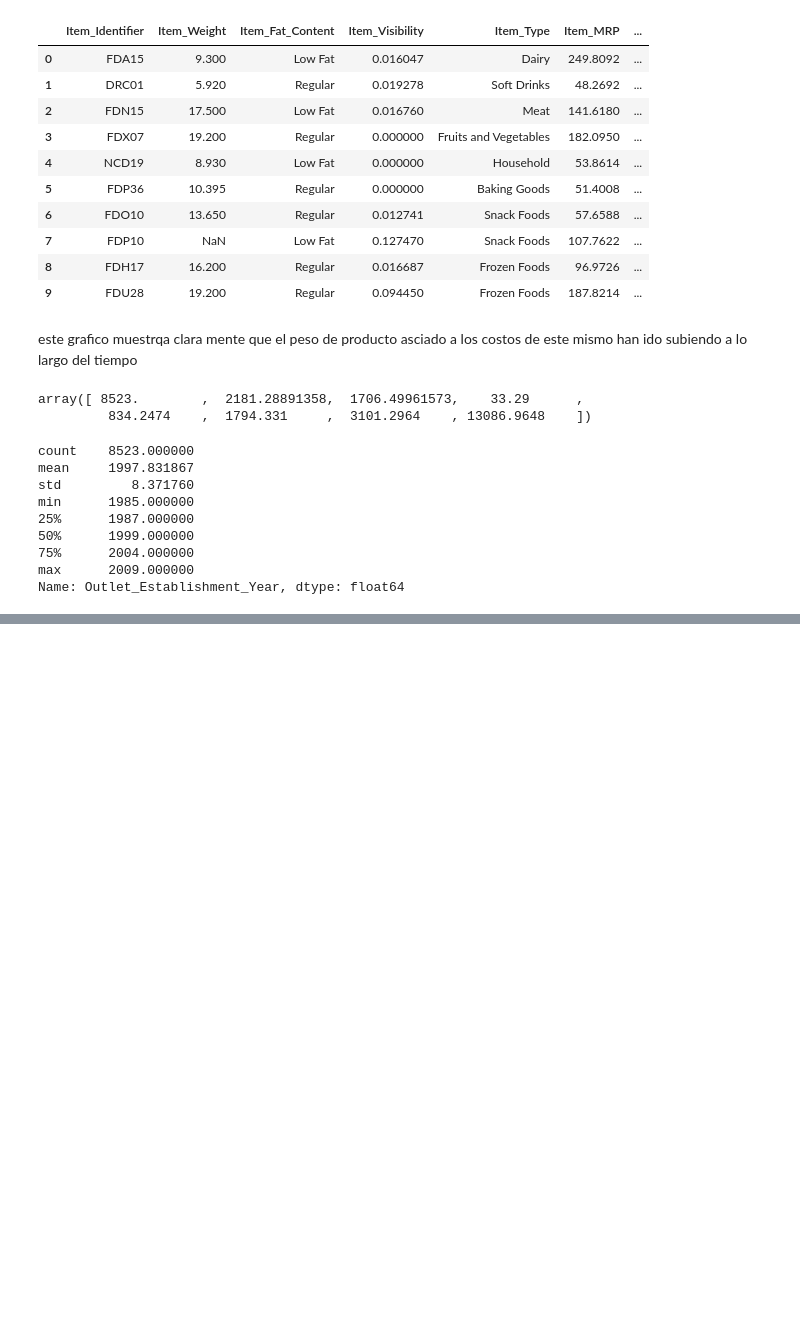
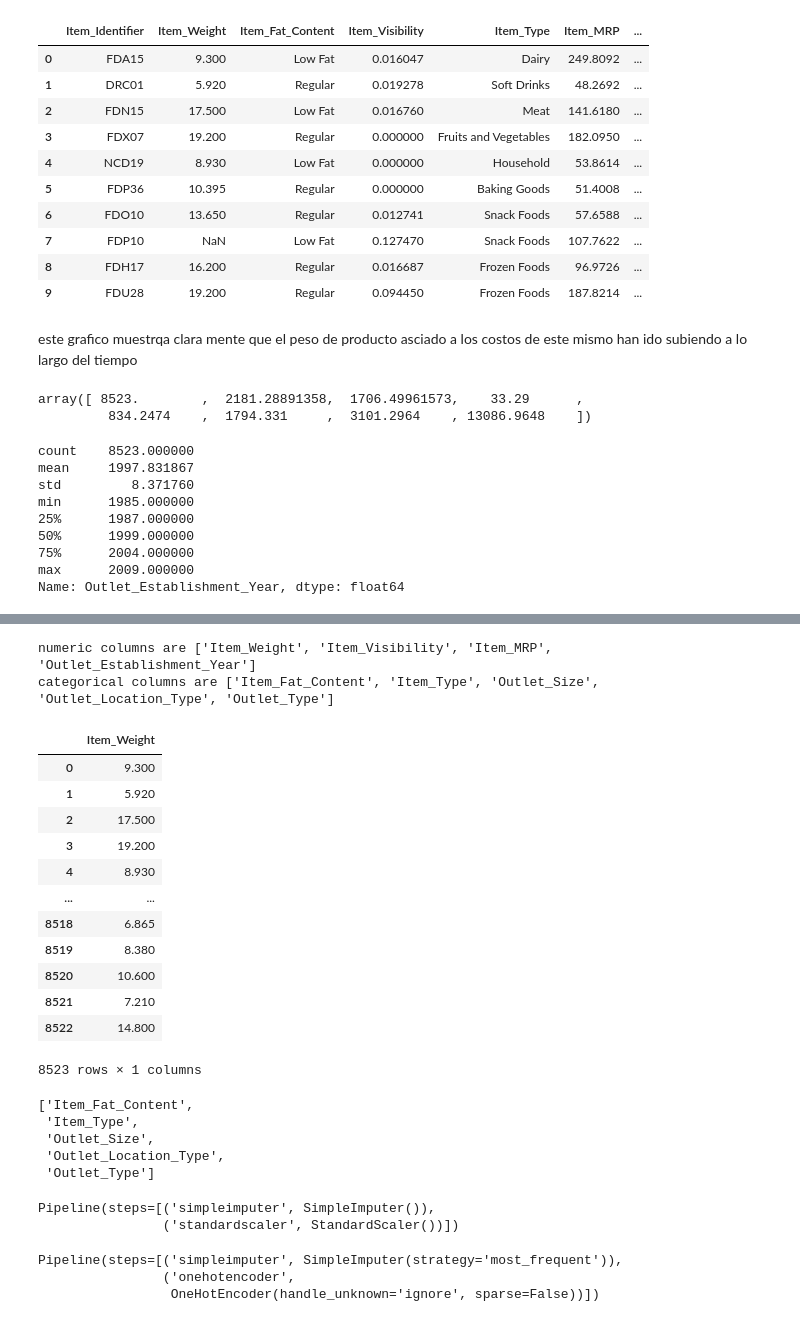
Before and after one commit to LuisAlfredo-Campos/Prediccion-de-Ventas, a Jupyter notebook: proyecto1_predcciondeventas.ipynb, the cells around one changed output, grey strips where cells are left out. Saved outputs shown, nothing was run; the diff lists cells and outputs as text; code cells hidden in the pictures; blank space fills up the shorter version.

```diff
--- a/proyecto1_predcciondeventas.ipynb
+++ b/proyecto1_predcciondeventas.ipynb
@@ -349,0 +341,3 @@ plt.title('no intercept', fontsize = 12);
+# %%
+df = pd.read_csv('/content/drive/MyDrive/Colab Notebooks/DATA SET/sales_predictions.csv')
+df
@@ -349,0 +358,4 @@ plt.title('no intercept', fontsize = 12);
+# %%
+y = df['Item_Outlet_Sales']#Target
+X = df.drop(['Item_Outlet_Sales','Outlet_Identifier','Item_Identifier'], axis = 1 )#features
+X.info()
@@ -349,0 +379,4 @@ plt.title('no intercept', fontsize = 12);
+# %%
+# Train Test Split
+X_train, X_test, y_train, y_test = train_test_split(X, y, random_state=42)
+X_train.isna().any()
@@ -349,0 +394,32 @@ plt.title('no intercept', fontsize = 12);
+# %%
+# instancie los selectores a nuestros tipos de datos numéricos y categóricos
+num_selector = make_column_selector(dtype_include='number')
+cat_selector = make_column_selector(dtype_include='object')
+# seleccione las columnas numéricas de cada tipo
+num_columns = num_selector(X_train)
+cat_columns = cat_selector(X_train)
+# comprobar las listas
+print('numeric columns are', num_columns)
+print('categorical columns are', cat_columns)
+# %% [output]
+numeric columns are ['Item_Weight', 'Item_Visibility', 'Item_MRP', 'Outlet_Establishment_Year']
+categorical columns are ['Item_Fat_Content', 'Item_Type', 'Outlet_Size', 'Outlet_Location_Type', 'Outlet_Type']
+# %%
+ #aísle las columnas numéricas
+df_num = df[num_columns]
+# aísle  las columnas con datos faltantes
+df_num.loc[:, df_num.isna().any()]
+# %% [output]
+|  | Item_Weight |
+| 0 | 9.300 |
+| 1 | 5.920 |
+| 2 | 17.500 |
+| 3 | 19.200 |
+| 4 | 8.930 |
+| ... | ... |
+| 8518 | 6.865 |
+| 8519 | 8.380 |
+| 8520 | 10.600 |
+| 8521 | 7.210 |
+| 8522 | 14.800 |
+8523 rows × 1 columns
@@ -349,0 +430,8 @@ plt.title('no intercept', fontsize = 12);
+# %%
+cat_selector(X_train)
+# %% [output]
+['Item_Fat_Content',
+ 'Item_Type',
+ 'Outlet_Size',
+ 'Outlet_Location_Type',
+ 'Outlet_Type']
@@ -349,0 +446,15 @@ plt.title('no intercept', fontsize = 12);
+# %%
+# Numeric pipeline
+numeric_pipe = make_pipeline(mean_imputer, scaler)
+numeric_pipe
+# %% [output]
+Pipeline(steps=[('simpleimputer', SimpleImputer()),
+                ('standardscaler', StandardScaler())])
+# %%
+# Categorical pipeline
+categorical_pipe = make_pipeline(freq_imputer, ohe)
+categorical_pipe
+# %% [output]
+Pipeline(steps=[('simpleimputer', SimpleImputer(strategy='most_frequent')),
+                ('onehotencoder',
+                 OneHotEncoder(handle_unknown='ignore', sparse=False))])
```
Also changed, not shown: parts of 26 cells of this notebook.
